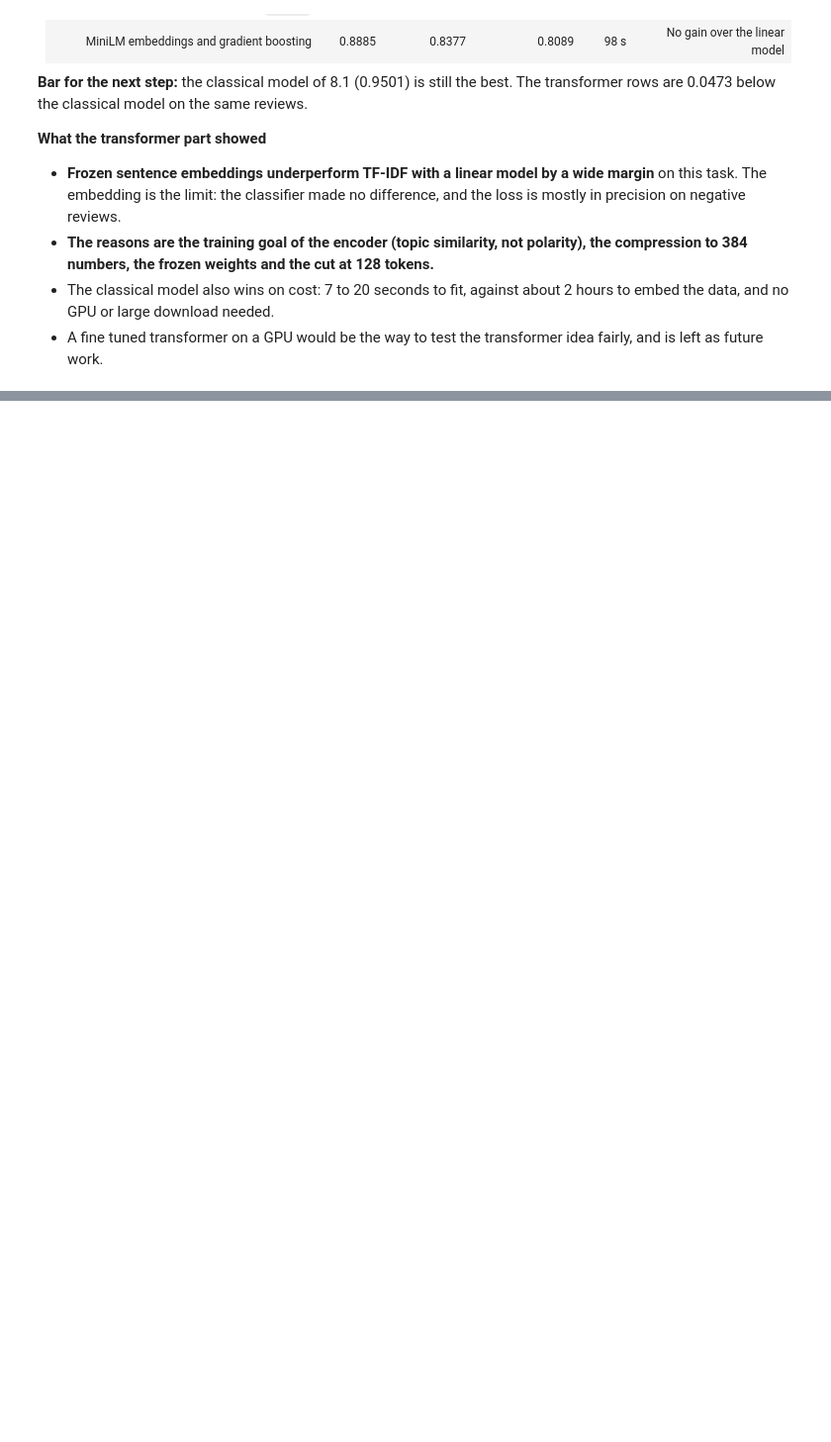
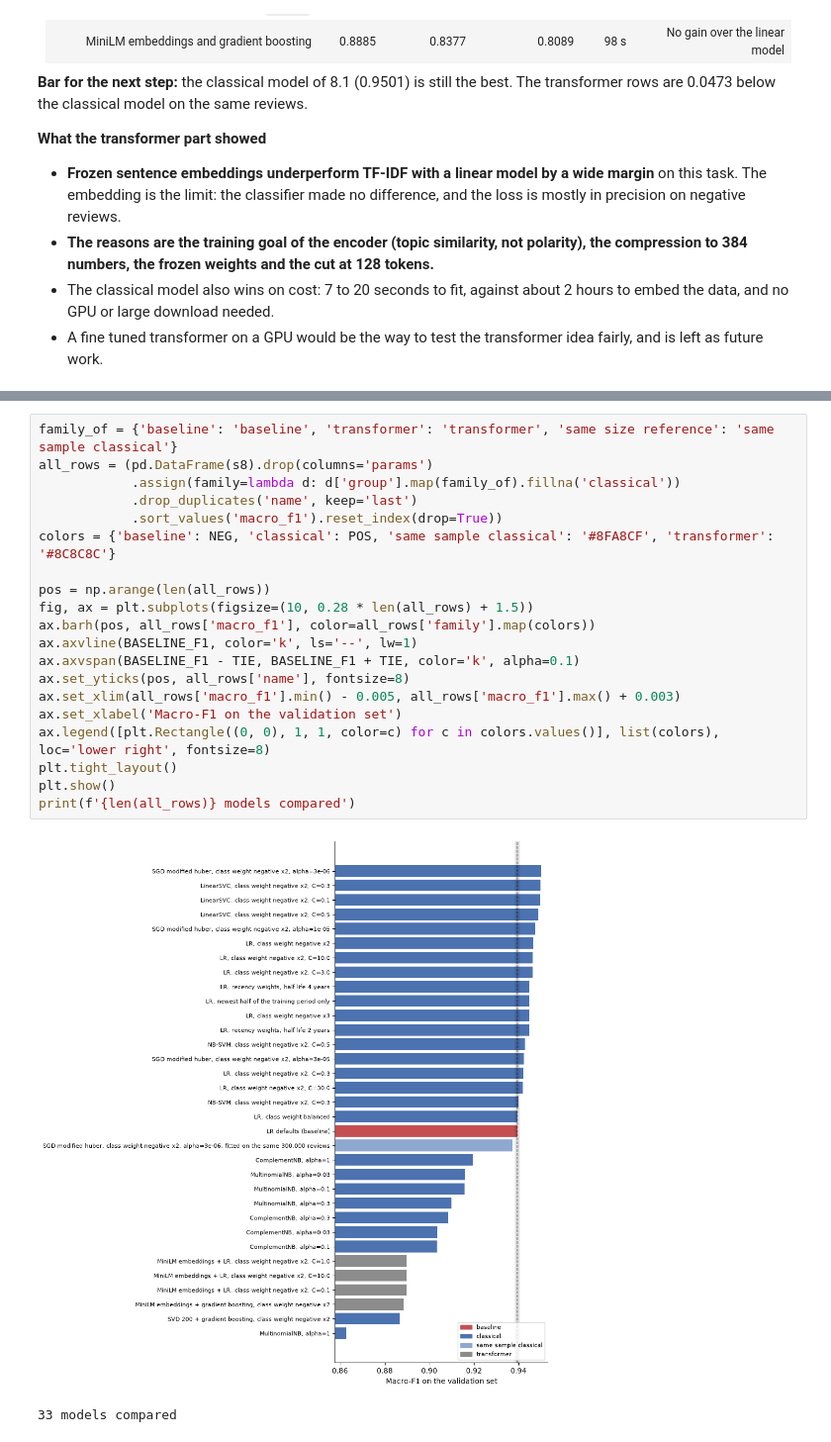
Before and after one commit to Virtuozs/MLOps2-pertemuan1-sentiment-classification, a Jupyter notebook: notebook.ipynb, the cells around one changed output, grey strips where cells are left out. Shown at 99% size. Saved outputs shown, nothing was run; the diff lists cells and outputs as text; blank space fills up the shorter version.

Commit message:
feat: Add `Model Comparison` Section in notebook

```diff
--- a/notebook.ipynb
+++ b/notebook.ipynb
@@ -2713,0 +2731,23 @@ beats the classical model on the same sample by more than the tie threshold: Fal
+# %%
+family_of = {'baseline': 'baseline', 'transformer': 'transformer', 'same size reference': 'same sample classical'}
+all_rows = (pd.DataFrame(s8).drop(columns='params')
+            .assign(family=lambda d: d['group'].map(family_of).fillna('classical'))
+            .drop_duplicates('name', keep='last')
+            .sort_values('macro_f1').reset_index(drop=True))
+colors = {'baseline': NEG, 'classical': POS, 'same sample classical': '#8FA8CF', 'transformer': '#8C8C8C'}
+
+pos = np.arange(len(all_rows))
+fig, ax = plt.subplots(figsize=(10, 0.28 * len(all_rows) + 1.5))
+ax.barh(pos, all_rows['macro_f1'], color=all_rows['family'].map(colors))
+ax.axvline(BASELINE_F1, color='k', ls='--', lw=1)
+ax.axvspan(BASELINE_F1 - TIE, BASELINE_F1 + TIE, color='k', alpha=0.1)
+ax.set_yticks(pos, all_rows['name'], fontsize=8)
+ax.set_xlim(all_rows['macro_f1'].min() - 0.005, all_rows['macro_f1'].max() + 0.003)
+ax.set_xlabel('Macro-F1 on the validation set')
+ax.legend([plt.Rectangle((0, 0), 1, 1, color=c) for c in colors.values()], list(colors), loc='lower right', fontsize=8)
+plt.tight_layout()
+plt.show()
+print(f'{len(all_rows)} models compared')
+# %% [output]
+[figure, added]
+33 models compared
```
Also changed, not shown: parts of 15 cells of this notebook, 3 other files.
